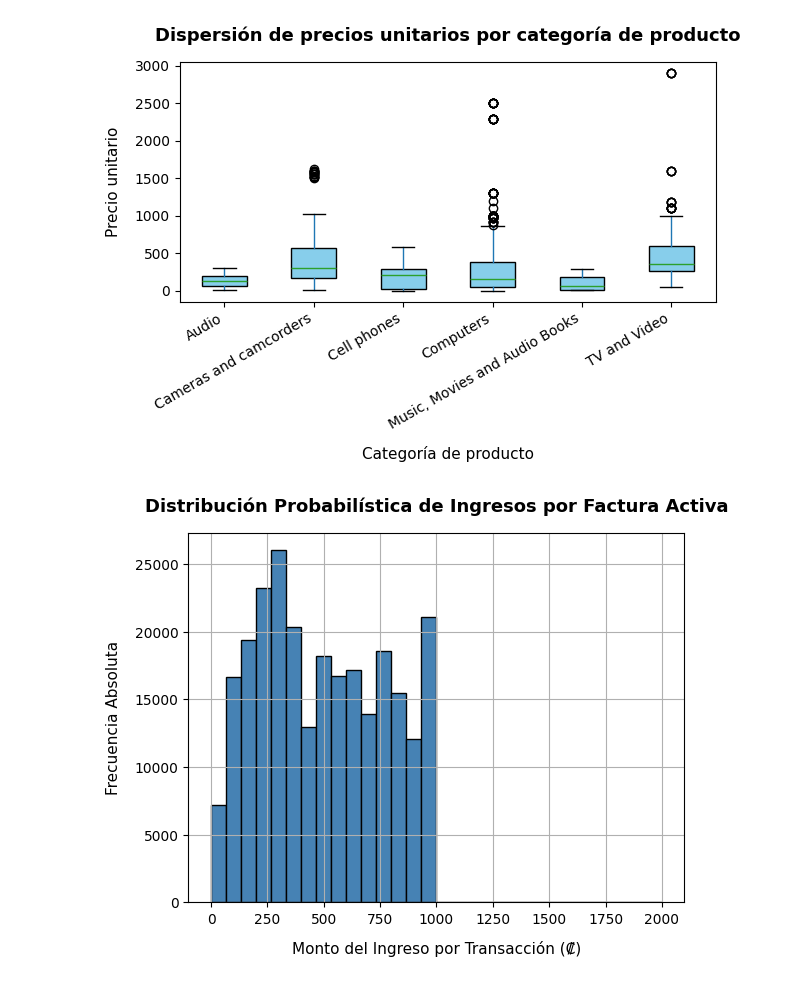
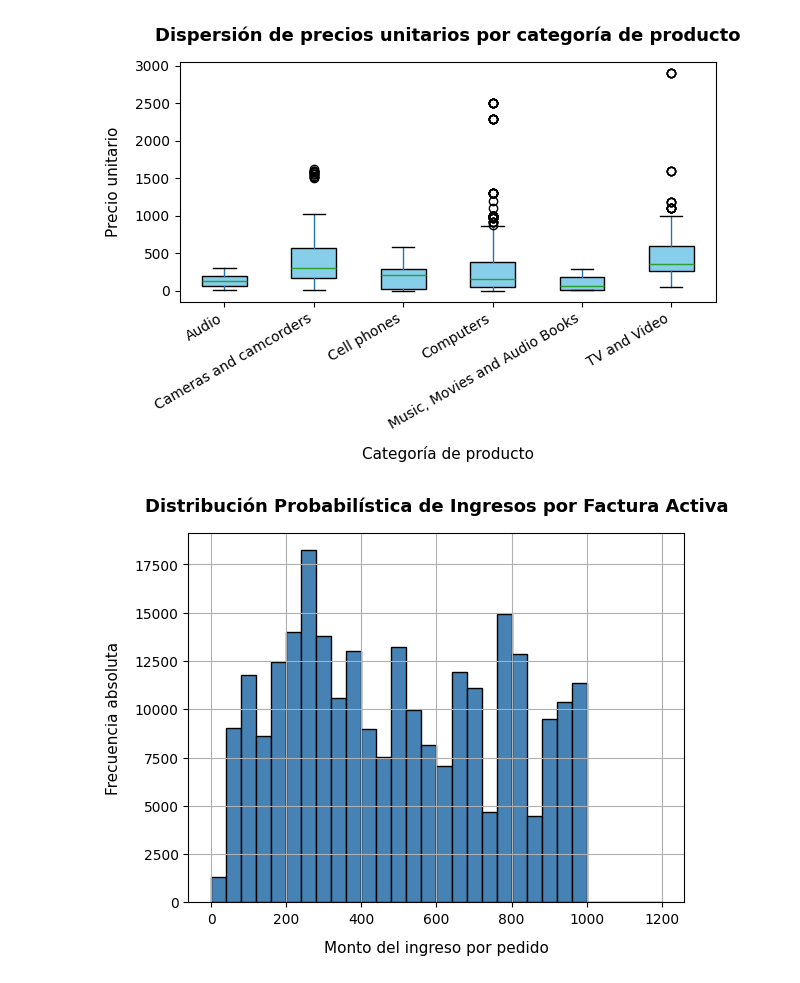
Before and after one commit to DarkLyng/Proyecto_Modelos, a Jupyter notebook: Proyecto_Modelos_.ipynb, the cells around one changed output. Drawn from its saved outputs; the diff is of its cells as text; code cells hidden in the pictures.

```diff
--- a/Proyecto_Modelos_.ipynb
+++ b/Proyecto_Modelos_.ipynb
@@ -424,13 +424,13 @@ plt.show()
 # %% [output]
 [figure]
 # %%
-# Filtramos transacciones mayores a 0 para estudiar el comportamiento real de compra
+# Transacciones mayores a 0
 ingresos_activos = tablas[7][tablas[7]['Ingresos'] > 0]['Ingresos']
 
-ingresos_activos.hist(bins=30, color='steelblue', edgecolor='black', range=(0, 2000))
+ingresos_activos.hist(bins=30, color='steelblue', edgecolor='black', range=(0, 1200))
 plt.title("Distribución Probabilística de Ingresos por Factura Activa", fontsize=13, fontweight='bold', pad=15)
-plt.xlabel("Monto del Ingreso por Transacción (₡)", fontsize=11, labelpad=10)
-plt.ylabel("Frecuencia Absoluta", fontsize=11, labelpad=10)
+plt.xlabel("Monto del ingreso por pedido", fontsize=11, labelpad=10)
+plt.ylabel("Frecuencia absoluta", fontsize=11, labelpad=10)
 plt.show()
 # %% [output]
-[figure, old version]
+[figure, new version]
```
Also changed, not shown: parts of 5 cells of this notebook.
